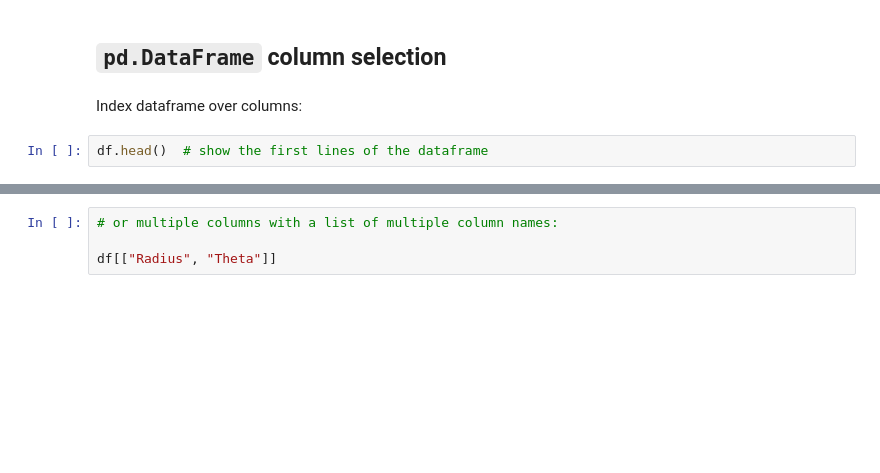
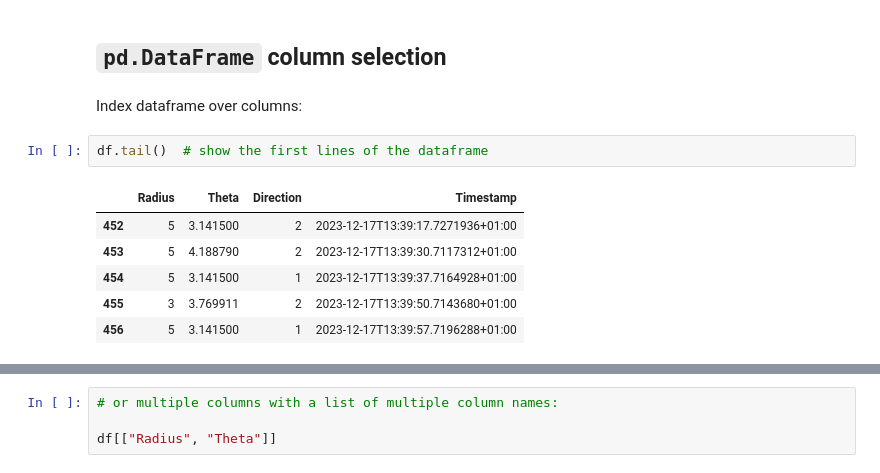
Before and after one commit to vigji/python-cimec-2025, a Jupyter notebook: lectures/Lecture1.2_Intro-pandas.ipynb, the cells around one changed output, grey strips where cells are left out. Cells and saved outputs as stored; diff of their text form; blank space fills up the shorter version.

```diff
--- a/lectures/Lecture1.2_Intro-pandas.ipynb
+++ b/lectures/Lecture1.2_Intro-pandas.ipynb
@@ -362,6 +382,13 @@ simple_df.values # returns the raw content in an array (to be used only on homog
 # %% [markdown]
 Index dataframe over columns:
 # %%
-df.head()  # show the first lines of the dataframe
+df.tail()  # show the first lines of the dataframe
+# %% [output]
+|  | Radius | Theta | Direction | Timestamp |
+| 452 | 5 | 3.141500 | 2 | 2023-12-17T13:39:17.7271936+01:00 |
+| 453 | 5 | 4.188790 | 2 | 2023-12-17T13:39:30.7117312+01:00 |
+| 454 | 5 | 3.141500 | 1 | 2023-12-17T13:39:37.7164928+01:00 |
+| 455 | 3 | 3.769911 | 2 | 2023-12-17T13:39:50.7143680+01:00 |
+| 456 | 5 | 3.141500 | 1 | 2023-12-17T13:39:57.7196288+01:00 |
 # %%
 df["Radius"]  # We can index using the name of the column
```
Also changed, not shown: parts of 21 cells of this notebook, 1 other file.
